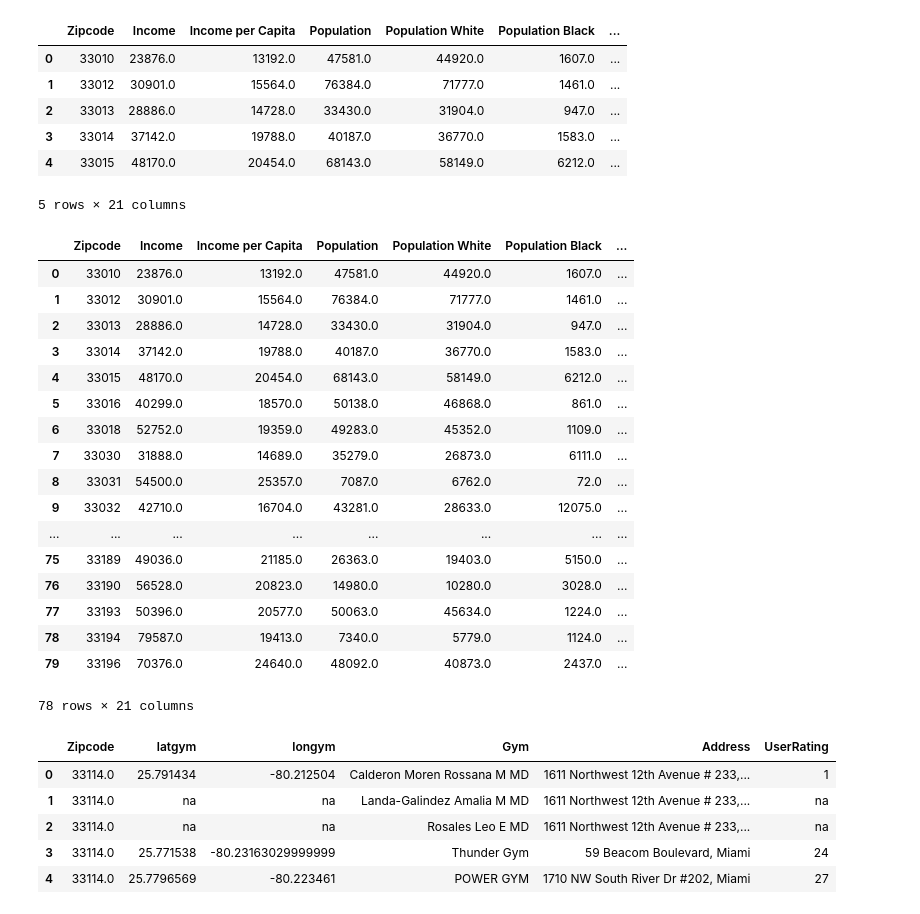
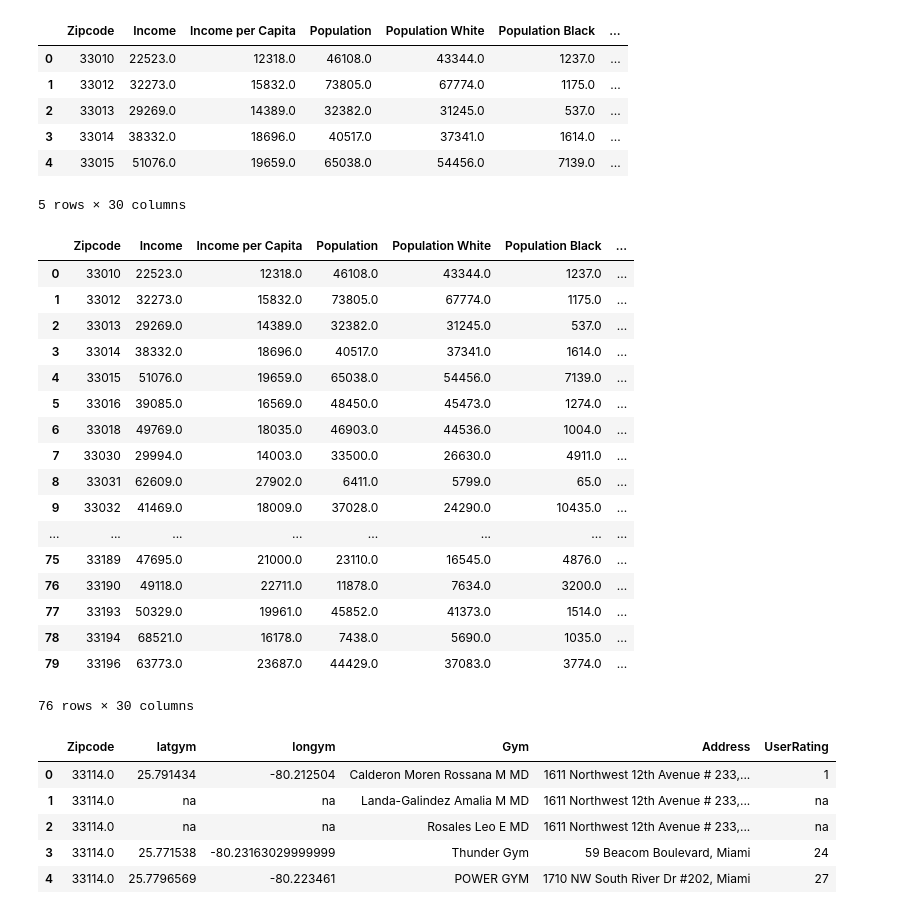
Before and after one commit to EJohnson7/Project-1, a Jupyter notebook: Merge and Charts.ipynb, the cells around one changed output. Drawn from its saved outputs; the diff is of its cells as text; code cells hidden in the pictures.

```diff
--- a/Merge and Charts.ipynb
+++ b/Merge and Charts.ipynb
@@ -18,38 +18,38 @@ from config import gkey
 gmaps.configure(api_key="AIzaSyDa3d_JvhhXNr-am5TboLkGjCImuSUzfrQ")
 # %%
 #Read Dataframes
-miacensus=pd.read_csv("miacensus_data.csv", encoding="utf-8")
+miacensus=pd.read_csv("complete_miacensus_data.csv", encoding="utf-8")
 miacensus.head()
 # %% [output]
 |  | Zipcode | Income | Income per Capita | Population | Population White | Population Black | ... |
-| 0 | 33010 | 23876.0 | 13192.0 | 47581.0 | 44920.0 | 1607.0 | ... |
-| 1 | 33012 | 30901.0 | 15564.0 | 76384.0 | 71777.0 | 1461.0 | ... |
-| 2 | 33013 | 28886.0 | 14728.0 | 33430.0 | 31904.0 | 947.0 | ... |
-| 3 | 33014 | 37142.0 | 19788.0 | 40187.0 | 36770.0 | 1583.0 | ... |
-| 4 | 33015 | 48170.0 | 20454.0 | 68143.0 | 58149.0 | 6212.0 | ... |
+| 0 | 33010 | 22523.0 | 12318.0 | 46108.0 | 43344.0 | 1237.0 | ... |
+| 1 | 33012 | 32273.0 | 15832.0 | 73805.0 | 67774.0 | 1175.0 | ... |
+| 2 | 33013 | 29269.0 | 14389.0 | 32382.0 | 31245.0 | 537.0 | ... |
+| 3 | 33014 | 38332.0 | 18696.0 | 40517.0 | 37341.0 | 1614.0 | ... |
+| 4 | 33015 | 51076.0 | 19659.0 | 65038.0 | 54456.0 | 7139.0 | ... |
-5 rows × 21 columns
+5 rows × 30 columns
 # %%
 miacensus=miacensus[(miacensus != -666666666.0).all(1)]
 miacensus
 # %% [output]
 |  | Zipcode | Income | Income per Capita | Population | Population White | Population Black | ... |
-| 0 | 33010 | 23876.0 | 13192.0 | 47581.0 | 44920.0 | 1607.0 | ... |
-| 1 | 33012 | 30901.0 | 15564.0 | 76384.0 | 71777.0 | 1461.0 | ... |
-| 2 | 33013 | 28886.0 | 14728.0 | 33430.0 | 31904.0 | 947.0 | ... |
-| 3 | 33014 | 37142.0 | 19788.0 | 40187.0 | 36770.0 | 1583.0 | ... |
-| 4 | 33015 | 48170.0 | 20454.0 | 68143.0 | 58149.0 | 6212.0 | ... |
-| 5 | 33016 | 40299.0 | 18570.0 | 50138.0 | 46868.0 | 861.0 | ... |
-| 6 | 33018 | 52752.0 | 19359.0 | 49283.0 | 45352.0 | 1109.0 | ... |
-| 7 | 33030 | 31888.0 | 14689.0 | 35279.0 | 26873.0 | 6111.0 | ... |
-| 8 | 33031 | 54500.0 | 25357.0 | 7087.0 | 6762.0 | 72.0 | ... |
-| 9 | 33032 | 42710.0 | 16704.0 | 43281.0 | 28633.0 | 12075.0 | ... |
+| 0 | 33010 | 22523.0 | 12318.0 | 46108.0 | 43344.0 | 1237.0 | ... |
+| 1 | 33012 | 32273.0 | 15832.0 | 73805.0 | 67774.0 | 1175.0 | ... |
+| 2 | 33013 | 29269.0 | 14389.0 | 32382.0 | 31245.0 | 537.0 | ... |
+| 3 | 33014 | 38332.0 | 18696.0 | 40517.0 | 37341.0 | 1614.0 | ... |
+| 4 | 33015 | 51076.0 | 19659.0 | 65038.0 | 54456.0 | 7139.0 | ... |
+| 5 | 33016 | 39085.0 | 16569.0 | 48450.0 | 45473.0 | 1274.0 | ... |
+| 6 | 33018 | 49769.0 | 18035.0 | 46903.0 | 44536.0 | 1004.0 | ... |
+| 7 | 33030 | 29994.0 | 14003.0 | 33500.0 | 26630.0 | 4911.0 | ... |
+| 8 | 33031 | 62609.0 | 27902.0 | 6411.0 | 5799.0 | 65.0 | ... |
+| 9 | 33032 | 41469.0 | 18009.0 | 37028.0 | 24290.0 | 10435.0 | ... |
 | ... | ... | ... | ... | ... | ... | ... | ... |
-| 75 | 33189 | 49036.0 | 21185.0 | 26363.0 | 19403.0 | 5150.0 | ... |
-| 76 | 33190 | 56528.0 | 20823.0 | 14980.0 | 10280.0 | 3028.0 | ... |
-| 77 | 33193 | 50396.0 | 20577.0 | 50063.0 | 45634.0 | 1224.0 | ... |
-| 78 | 33194 | 79587.0 | 19413.0 | 7340.0 | 5779.0 | 1124.0 | ... |
-| 79 | 33196 | 70376.0 | 24640.0 | 48092.0 | 40873.0 | 2437.0 | ... |
+| 75 | 33189 | 47695.0 | 21000.0 | 23110.0 | 16545.0 | 4876.0 | ... |
+| 76 | 33190 | 49118.0 | 22711.0 | 11878.0 | 7634.0 | 3200.0 | ... |
+| 77 | 33193 | 50329.0 | 19961.0 | 45852.0 | 41373.0 | 1514.0 | ... |
+| 78 | 33194 | 68521.0 | 16178.0 | 7438.0 | 5690.0 | 1035.0 | ... |
+| 79 | 33196 | 63773.0 | 23687.0 | 44429.0 | 37083.0 | 3774.0 | ... |
-78 rows × 21 columns
+76 rows × 30 columns
 # %%
 gyms =pd.read_csv("ALLgymlist_data.csv", encoding="utf-8")
 # %%
```
Also changed, not shown: parts of 6 cells of this notebook.
